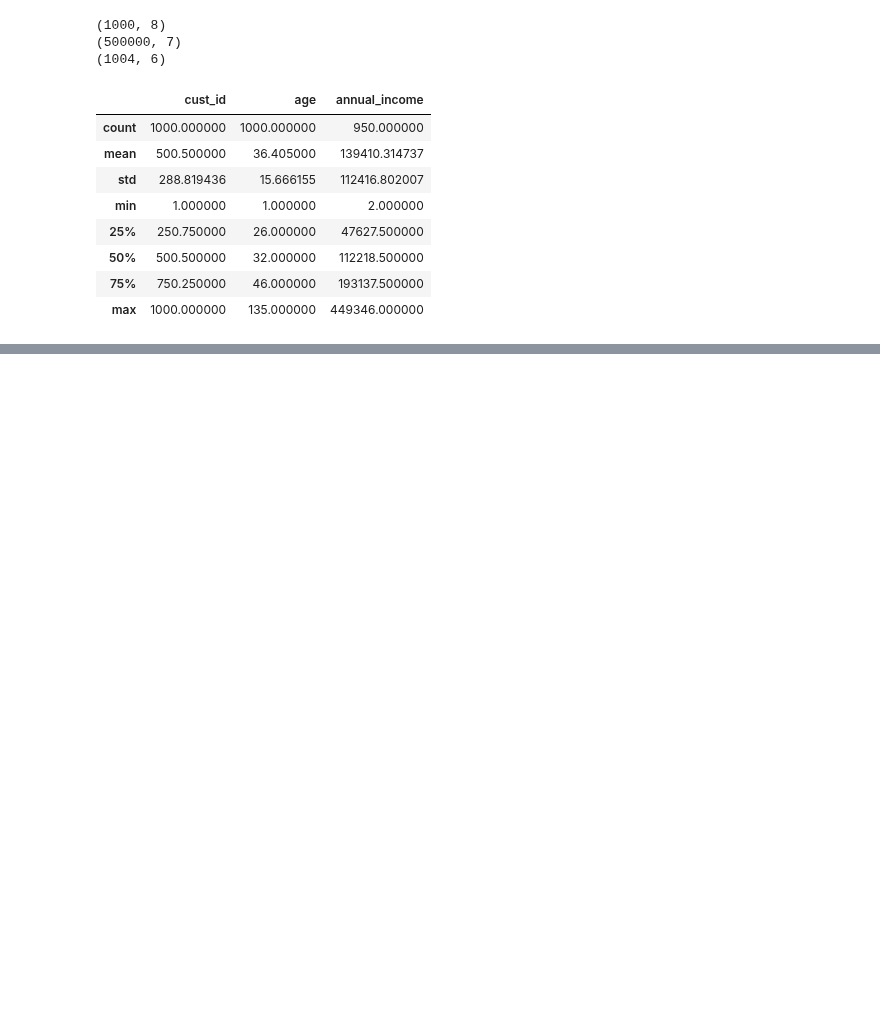
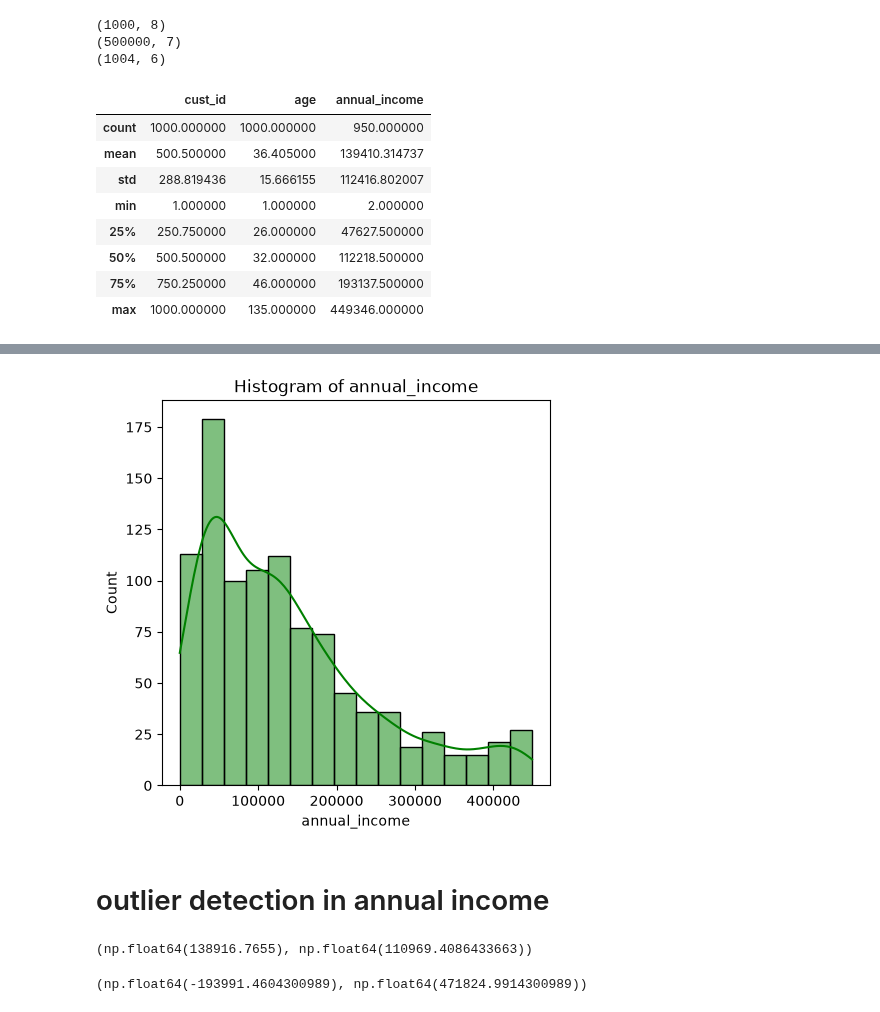
Before and after one commit to Sanjeev20240/Credit-card-analysis, a Jupyter notebook: phase_01_.ipynb, the cells around one changed output, grey strips where cells are left out. Cells and saved outputs as stored; diff of their text form; code cells hidden in the pictures; blank space fills up the shorter version.

Commit message:
Performed annual income analysis and visualization

```diff
--- a/phase_01_.ipynb
+++ b/phase_01_.ipynb
@@ -47,0 +73,3 @@ dtype: int64
+# %%
+occupation_wise_inc_median = df_cust.groupby("occupation")["annual_income"].median()
+occupation_wise_inc_median
@@ -47,0 +86,6 @@ dtype: int64
+# %%
+# 2. Replace null values in annual_income with the median income of their occupation group
+df_cust['annual_income'] = df_cust.apply(
+    lambda row: occupation_wise_inc_median[row['occupation']] if pd.isnull(row['annual_income']) else row['annual_income'],
+    axis=1
+)
@@ -47,0 +104,20 @@ dtype: int64
+# %%
+plt.figure(figsize=(5, 5))
+sns.histplot(df_cust['annual_income'], kde=True, color='green', label='Data')
+plt.title('Histogram of annual_income')
+plt.show()
+# %% [output]
+[figure, added]
+# %% [markdown]
+# outlier detection in annual income
+# %%
+df_cust['annual_income'].mean(), df_cust['annual_income'].std()
+# %% [output]
+(np.float64(138916.7655), np.float64(110969.4086433663))
+# %%
+lower = df_cust['annual_income'].mean() - 3*df_cust['annual_income'].std()
+upper = df_cust['annual_income'].mean() + 3*df_cust['annual_income'].std()
+
+lower, upper
+# %% [output]
+(np.float64(-193991.4604300989), np.float64(471824.9914300989))
```
Also changed, not shown: parts of 20 cells of this notebook, 1 other file.
